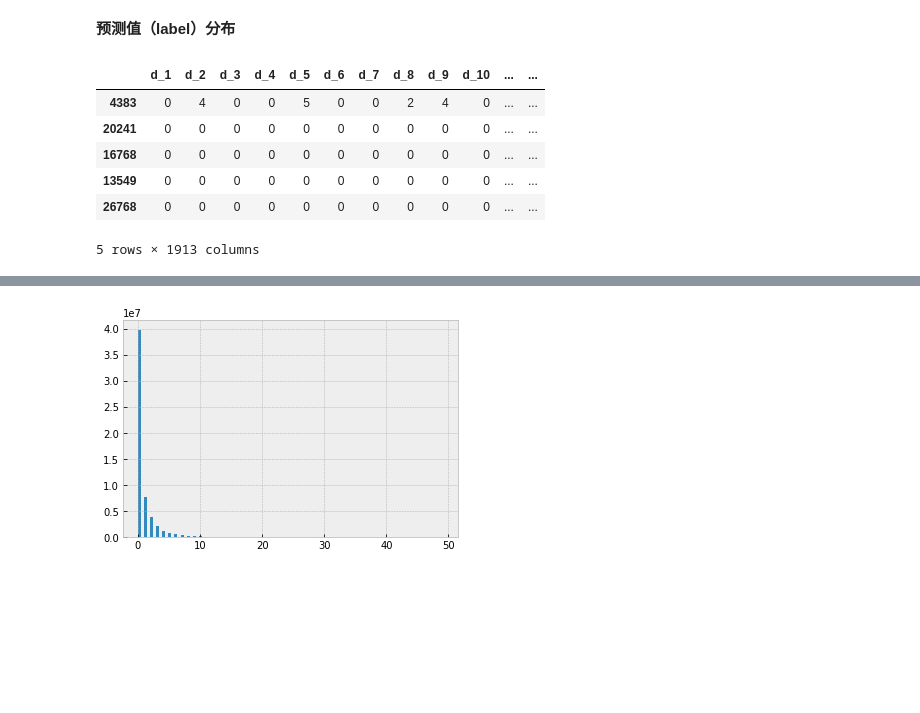
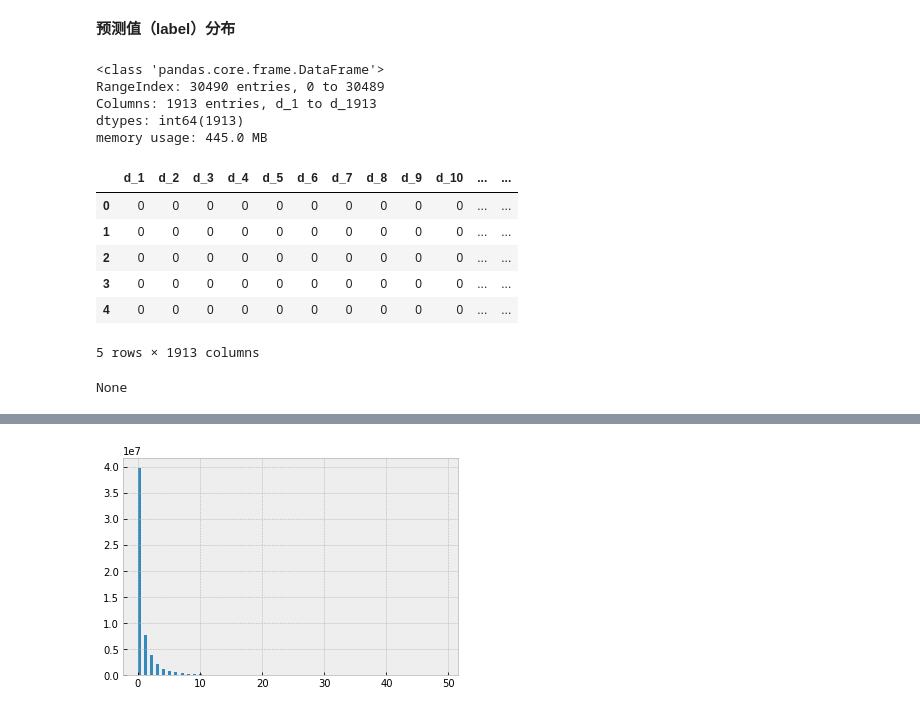
Before and after one commit to Zhu-Haikun/Kaggle-M5-Forecasting-Accuracy, a Jupyter notebook: M5-Competitors.ipynb, the cells around one changed output, grey strips where cells are left out. Drawn from its saved outputs; the diff is of its cells as text; code cells hidden in the pictures; blank space fills up the shorter version.

```diff
--- a/M5-Competitors.ipynb
+++ b/M5-Competitors.ipynb
@@ -316,13 +344,19 @@ plt.show()
 **预测值（label）分布**
 # %%
 # 查看待预测值
-day_data.sample(5)
+display(day_data.head(), day_data.info())
 # %% [output]
+<class 'pandas.core.frame.DataFrame'>
+RangeIndex: 30490 entries, 0 to 30489
+Columns: 1913 entries, d_1 to d_1913
+dtypes: int64(1913)
+memory usage: 445.0 MB
 |  | d_1 | d_2 | d_3 | d_4 | d_5 | d_6 | d_7 | d_8 | d_9 | d_10 | ... | ... |
-| 4383 | 0 | 4 | 0 | 0 | 5 | 0 | 0 | 2 | 4 | 0 | ... | ... |
-| 20241 | 0 | 0 | 0 | 0 | 0 | 0 | 0 | 0 | 0 | 0 | ... | ... |
-| 16768 | 0 | 0 | 0 | 0 | 0 | 0 | 0 | 0 | 0 | 0 | ... | ... |
-| 13549 | 0 | 0 | 0 | 0 | 0 | 0 | 0 | 0 | 0 | 0 | ... | ... |
-| 26768 | 0 | 0 | 0 | 0 | 0 | 0 | 0 | 0 | 0 | 0 | ... | ... |
+| 0 | 0 | 0 | 0 | 0 | 0 | 0 | 0 | 0 | 0 | 0 | ... | ... |
+| 1 | 0 | 0 | 0 | 0 | 0 | 0 | 0 | 0 | 0 | 0 | ... | ... |
+| 2 | 0 | 0 | 0 | 0 | 0 | 0 | 0 | 0 | 0 | 0 | ... | ... |
+| 3 | 0 | 0 | 0 | 0 | 0 | 0 | 0 | 0 | 0 | 0 | ... | ... |
+| 4 | 0 | 0 | 0 | 0 | 0 | 0 | 0 | 0 | 0 | 0 | ... | ... |
-5 rows × 1913 columns
+5 rows × 1913 columns
+None
 # %%
```
Also changed, not shown: parts of 17 cells of this notebook.
